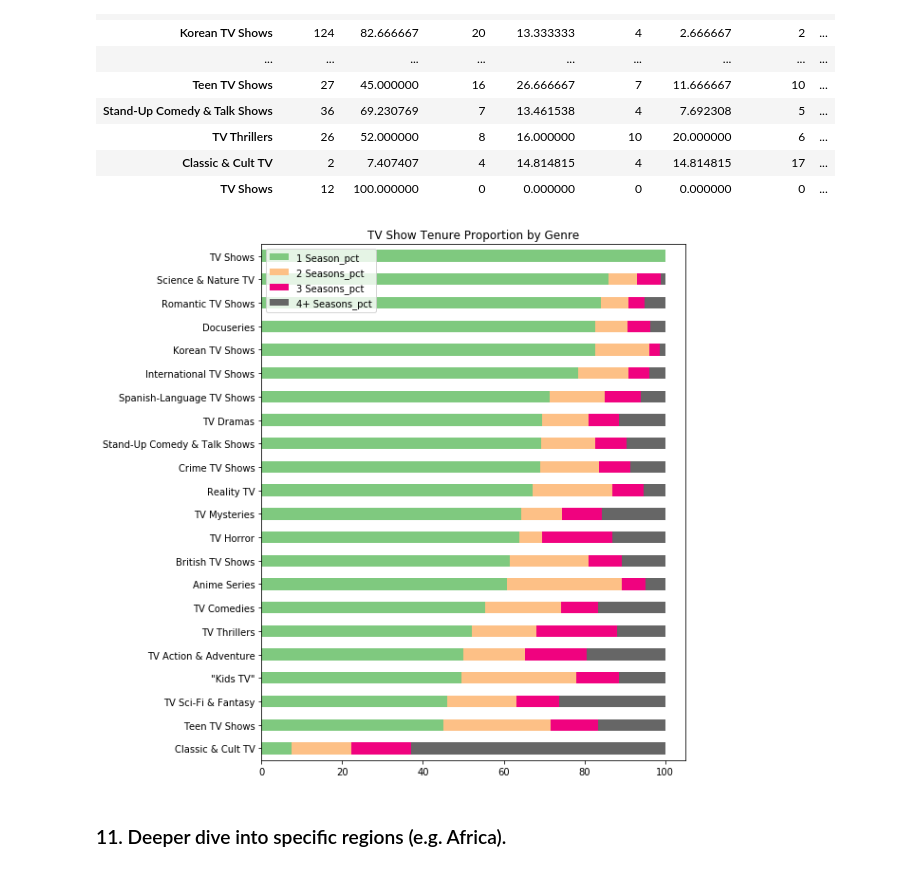
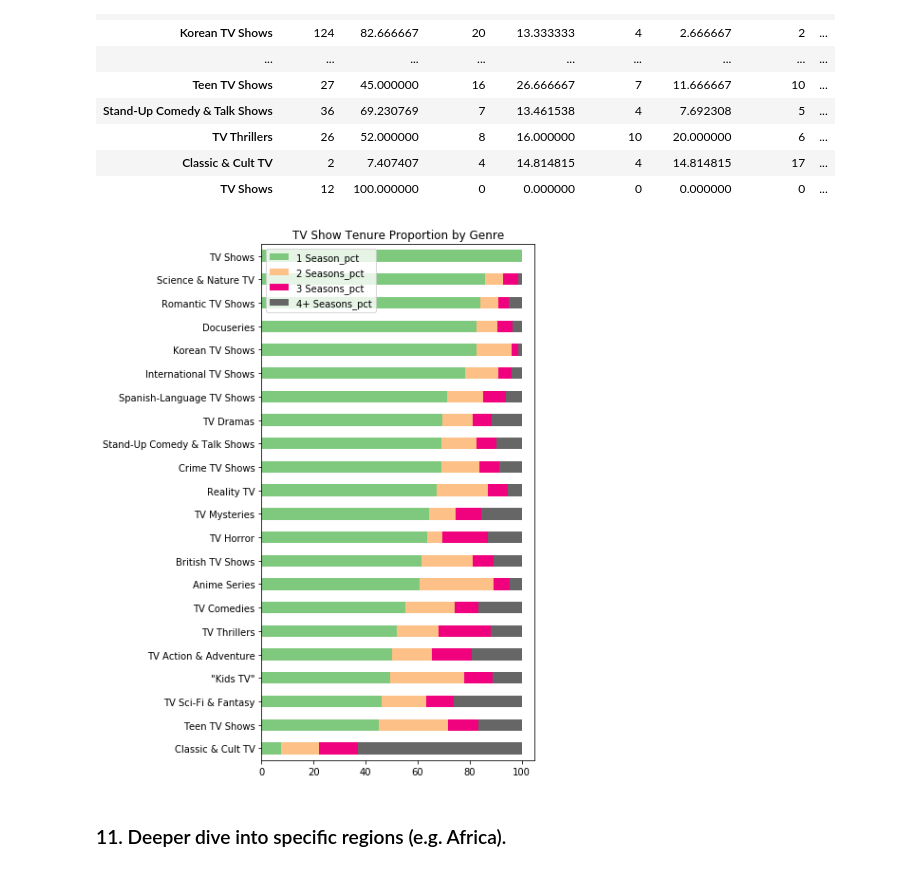
Before and after one commit to albert-ntiri/netflix, a Jupyter notebook: Netflix_Deep_Dive.ipynb, the cells around one changed output. Drawn from its saved outputs; the diff is of its cells as text; code cells hidden in the pictures.

```diff
--- a/Netflix_Deep_Dive.ipynb
+++ b/Netflix_Deep_Dive.ipynb
@@ -16,6 +16,7 @@ netflix = pd.read_csv('data/netflix_titles_clean.csv')
 
 netflix['date_added'] = pd.to_datetime(netflix.date_added)
 netflix['year_added'] = pd.to_datetime(netflix.year_added)
+netflix['year_added'] = netflix.year_added.dt.year
 
 def convert_to_list(text):
     text = text.replace("[", '').replace("]", '').replace("'", '')
@@ -496,12 +498,13 @@ tv_genre_season_pct
 # %%
 # Graph percentages for each genre using a stacked bar chart.
 stacked_bar_cols = ['1 Season_pct','2 Seasons_pct','3 Seasons_pct','4+ Seasons_pct']
 tv_genre_season_pct[stacked_bar_cols].sort_values(by='1 Season_pct').plot.barh(
     stacked=True, figsize=(8,10), cmap='Accent', title='TV Show Tenure Proportion by Genre')
 
+plt.subplots_adjust(left=.4)
 plt.savefig('charts/tv_show_tenure_proportion_by_genre.png')
 # %% [output]
-[figure, old version]
+[figure, new version]
 # %% [markdown]
 ### 11. Deeper dive into specific regions (e.g. Africa).
 # %% [markdown]
```
Also changed, not shown: parts of 4 cells of this notebook, 4 other files.
